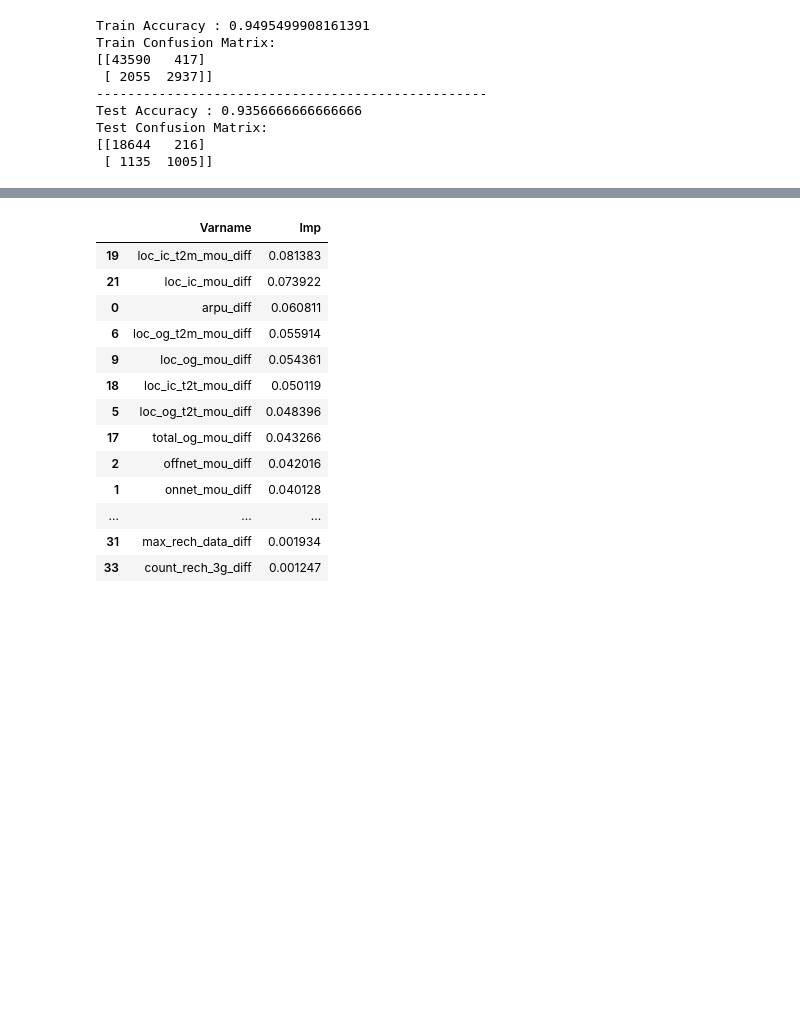
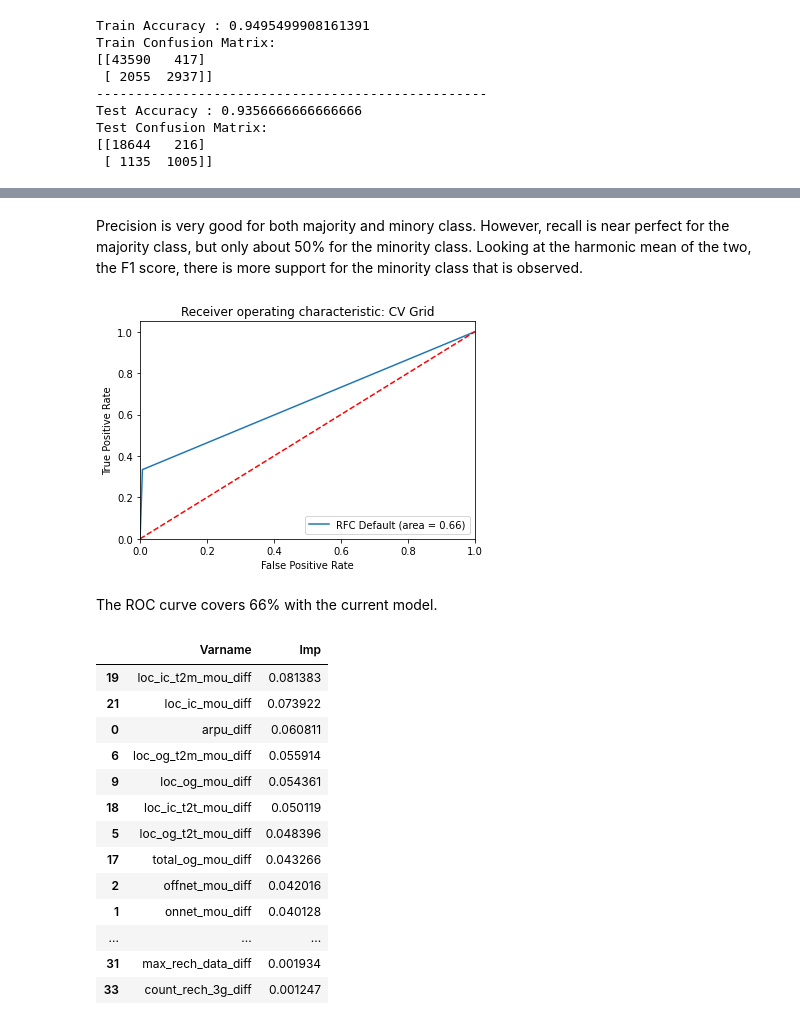
Before and after one commit to bengcheo/telecom_churn, a Jupyter notebook: telecom-churn-case-study.ipynb, the cells around one changed output, grey strips where cells are left out. Cells and saved outputs as stored; diff of their text form; code cells hidden in the pictures; blank space fills up the shorter version.

```diff
--- a/telecom-churn-case-study.ipynb
+++ b/telecom-churn-case-study.ipynb
@@ -477,0 +498,6 @@ Test Confusion Matrix:
+# %%
+# predict on train and test set
+y_train_pred = rf_best.predict(X_train)
+y_test_pred = rf_best.predict(X_test)
+
+print(classification_report(y_test, y_test_pred))
@@ -478,3 +513,22 @@ Test Confusion Matrix:
+# %% [markdown]
+Precision is very good for both majority and minory class. However, recall is near perfect for the majority class, but only about 50% for the minority class. Looking at the harmonic mean of the two, the F1 score, there is more support for the minority class that is observed.
+# %%
+rf_best_roc_auc = metrics.roc_auc_score(y_test, y_test_pred)
+fpr, tpr, thresholds = metrics.roc_curve(y_test, y_test_pred)
+plt.figure()
+plt.plot(fpr, tpr, label='RFC Default (area = %0.2f)' % rf_best_roc_auc)
+plt.plot([0, 1], [0, 1],'r--')
+plt.xlim([0.0, 1.0])
+plt.ylim([0.0, 1.05])
+plt.xlabel('False Positive Rate')
+plt.ylabel('True Positive Rate')
+plt.title('Receiver operating characteristic: CV Grid')
+plt.legend(loc="lower right")
+plt.show()
+# %% [output]
+[figure, added]
+# %% [markdown]
+The ROC curve covers 66% with the current model.
 # %%
 # create new data frame with the selected features and their found feature importance
 rf_df = pd.DataFrame({
```
Also changed, not shown: parts of 97 cells of this notebook.
